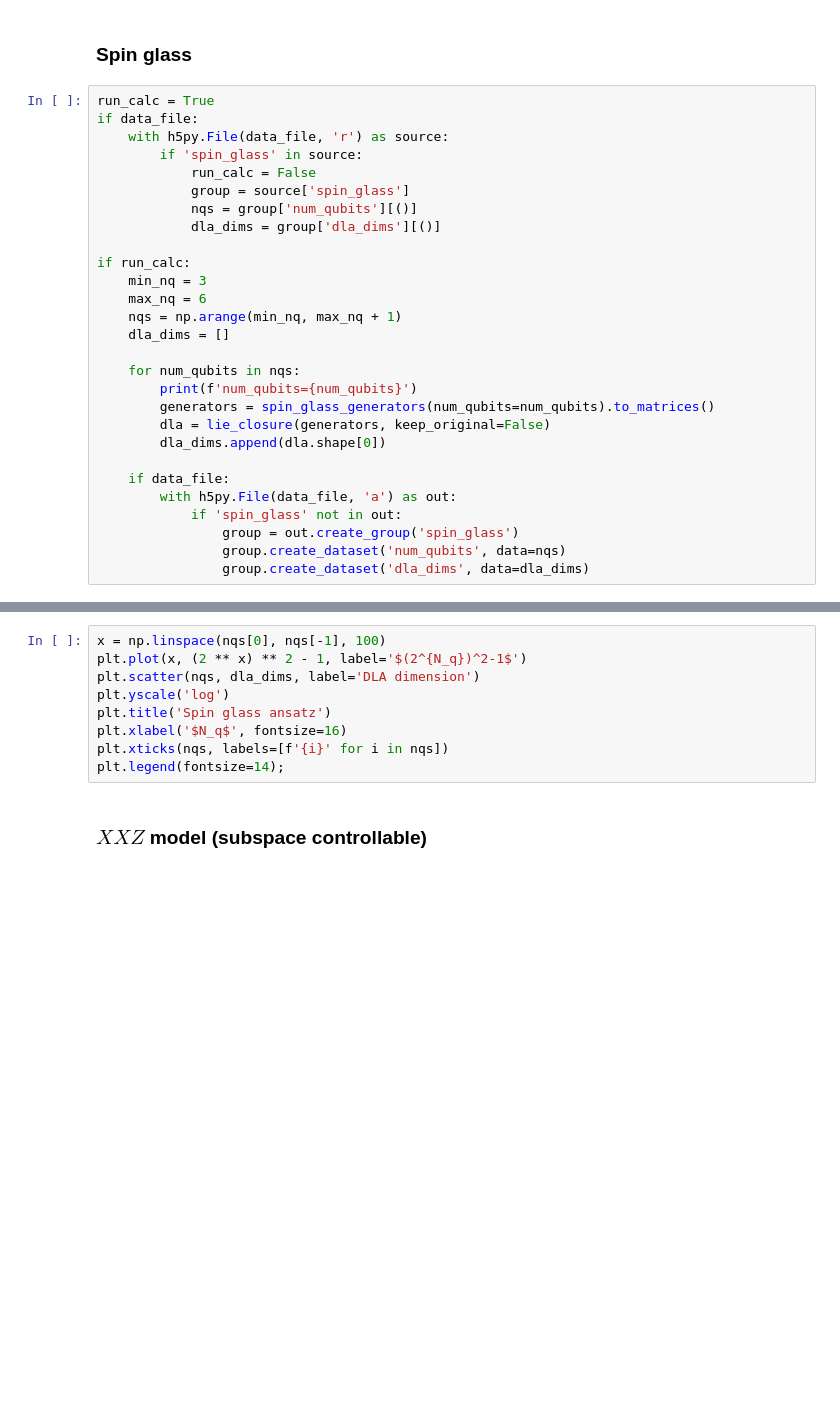
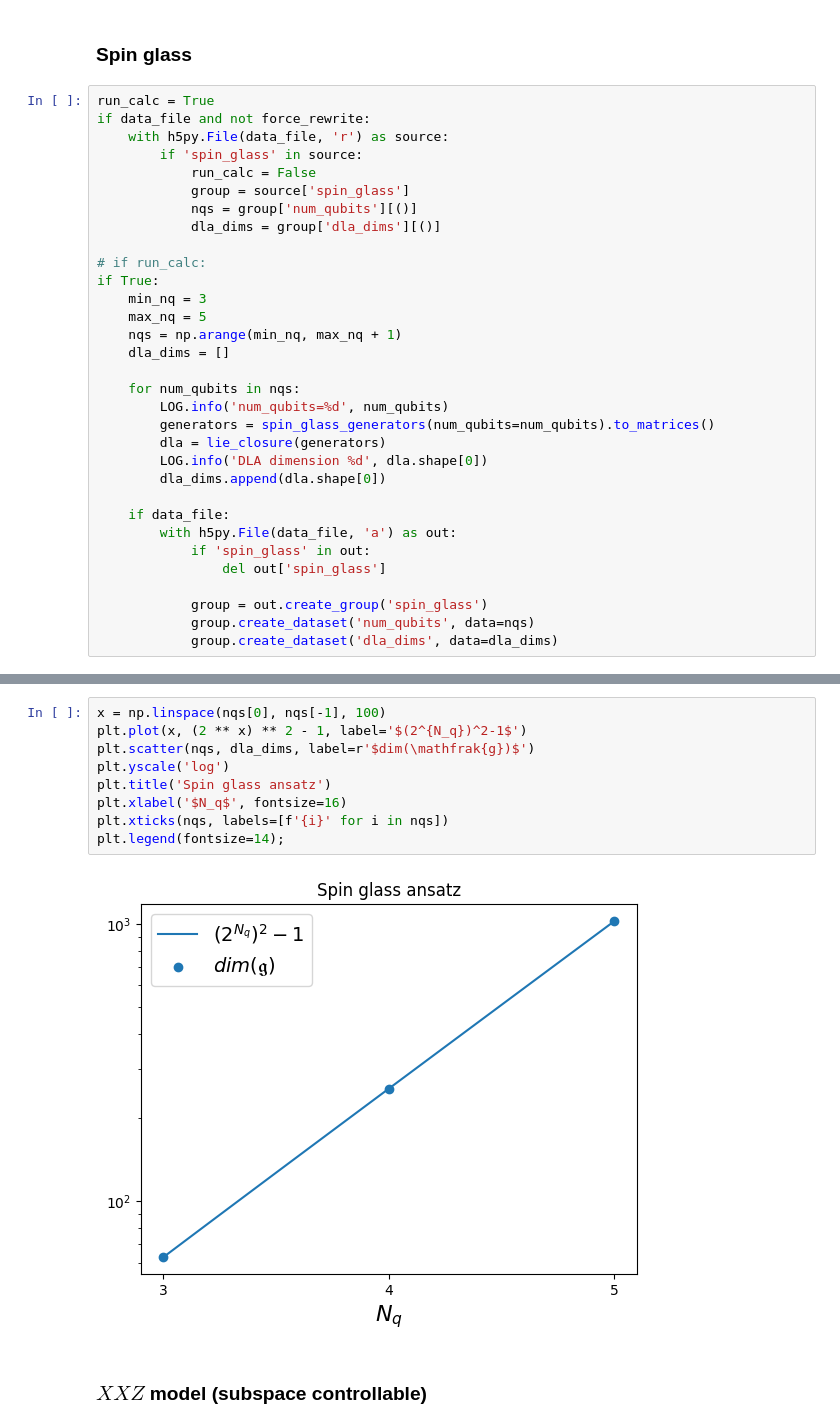
Before and after one commit to yiiyama/fastdla, a Jupyter notebook: notebooks/quantum_6_824.ipynb, the cells around one changed output, grey strips where cells are left out. Saved outputs shown, nothing was run; the diff lists cells and outputs as text; blank space fills up the shorter version.

```diff
--- a/notebooks/quantum_6_824.ipynb
+++ b/notebooks/quantum_6_824.ipynb
@@ -74,7 +161,7 @@ plt.legend(fontsize=14);
 ### Spin glass
 # %%
 run_calc = True
-if data_file:
+if data_file and not force_rewrite:
     with h5py.File(data_file, 'r') as source:
         if 'spin_glass' in source:
             run_calc = False
@@ -82,21 +169,25 @@ if data_file:
             nqs = group['num_qubits'][()]
             dla_dims = group['dla_dims'][()]
 
-if run_calc:
+# if run_calc:
+if True:
     min_nq = 3
-    max_nq = 6
+    max_nq = 5
     nqs = np.arange(min_nq, max_nq + 1)
     dla_dims = []
 
     for num_qubits in nqs:
-        print(f'num_qubits={num_qubits}')
+        LOG.info('num_qubits=%d', num_qubits)
         generators = spin_glass_generators(num_qubits=num_qubits).to_matrices()
-        dla = lie_closure(generators, keep_original=False)
+        dla = lie_closure(generators)
+        LOG.info('DLA dimension %d', dla.shape[0])
         dla_dims.append(dla.shape[0])
 
     if data_file:
         with h5py.File(data_file, 'a') as out:
-            if 'spin_glass' not in out:
-                group = out.create_group('spin_glass')
-                group.create_dataset('num_qubits', data=nqs)
-                group.create_dataset('dla_dims', data=dla_dims)
+            if 'spin_glass' in out:
+                del out['spin_glass']
+
+            group = out.create_group('spin_glass')
+            group.create_dataset('num_qubits', data=nqs)
+            group.create_dataset('dla_dims', data=dla_dims)
@@ -103,12 +207,14 @@ if run_calc:
 # %%
 x = np.linspace(nqs[0], nqs[-1], 100)
 plt.plot(x, (2 ** x) ** 2 - 1, label='$(2^{N_q})^2-1$')
-plt.scatter(nqs, dla_dims, label='DLA dimension')
+plt.scatter(nqs, dla_dims, label=r'$dim(\mathfrak{g})$')
 plt.yscale('log')
 plt.title('Spin glass ansatz')
 plt.xlabel('$N_q$', fontsize=16)
 plt.xticks(nqs, labels=[f'{i}' for i in nqs])
 plt.legend(fontsize=14);
+# %% [output]
+[figure, added]
 # %% [markdown]
 ### $XXZ$ model (subspace controllable)
 # %%
```
Also changed, not shown: parts of 12 cells of this notebook.
